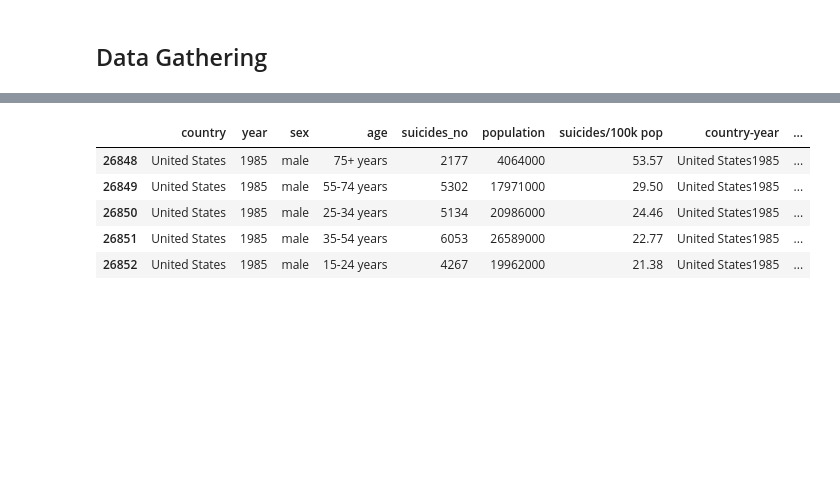
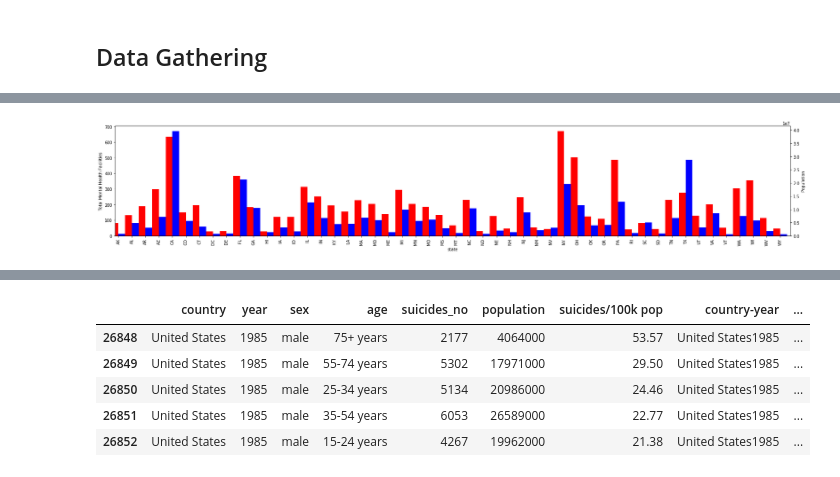
Before and after one commit to aeclaman/Project1, a Jupyter notebook: notebooks/amy.ipynb, the cells around one changed output, grey strips where cells are left out. Cells and saved outputs as stored; diff of their text form; code cells hidden in the pictures; blank space fills up the shorter version.

Commit message:
added data cleanup

```diff
--- a/notebooks/amy.ipynb
+++ b/notebooks/amy.ipynb
@@ -30,2 +28,18 @@ lng_range = (-180, 180)
 # %% [markdown]
 ## Data Gathering
+# %%
+#Mental Health Facilities in the US
+facilities_file = "../data/rawdata/Behavioral_Health_Treatment_Facility_listing_2019_03_22_215606.csv"
+facilities_df = pd.read_csv(facilities_file)
+facilities_df_sub = facilities_df[['    name1', 'name2', 'city', 'state', 'zip', 'latitude', 'longitude']]
+facilities_df_final = facilities_df_sub.rename(columns={"    name1":"name1"})
+print(facilities_df_final.count())
+
+#US Census Bureau population in 50 US States
+us_population_file = "../data/cleandata/PopulationEstimatesByState.csv"
+pop_df = pd.read_csv(us_population_file)
+
+pop_df = pop_df.rename(columns={"Abbv":"state"})
+pop_df['Population'] = pop_df['Population'].str.replace(',', '')
+pop_df["Population"] = pd.to_numeric(pop_df["Population"])
+pop_df.head()
@@ -31,0 +61,3 @@ lng_range = (-180, 180)
+# %%
+facilities_df.loc[facilities_df['    name1'] =='TrueNorth Wellness Services', :]
+facilities_df_final.dropna(subset=['latitude', 'longitude'], inplace=True)
@@ -31,0 +84,4 @@ lng_range = (-180, 180)
+# %%
+# Merge two dataframes using an inner join
+merge_table = pd.merge(facilities_df_final, pop_df, on="state", how='inner')
+merge_table.head()
@@ -31,0 +95,18 @@ lng_range = (-180, 180)
+# %%
+facilities_count_by_state = merge_table.groupby('state').agg({'name1':'count','Population':'mean'})
+facilities_count_by_state.rename(columns={"name1":"Count"})
+fig = plt.figure() # Create matplotlib figure
+
+ax = fig.add_subplot(111) # Create matplotlib axes
+ax2 = ax.twinx() # Create another axes that shares the same x-axis as ax.
+
+
+facilities_count_by_state.name1.plot(kind='bar', color='red', ax=ax, figsize=(30,5), position=1)
+facilities_count_by_state.Population.plot(kind='bar', color='blue', ax=ax2, figsize=(30,5), position=0)
+
+ax.set_ylabel('Total Mental Health Facilities')
+ax2.set_ylabel('Population')
+
+plt.show()
+# %% [output]
+[figure, added]
```
Also changed, not shown: parts of 13 cells of this notebook, 24 other files.
